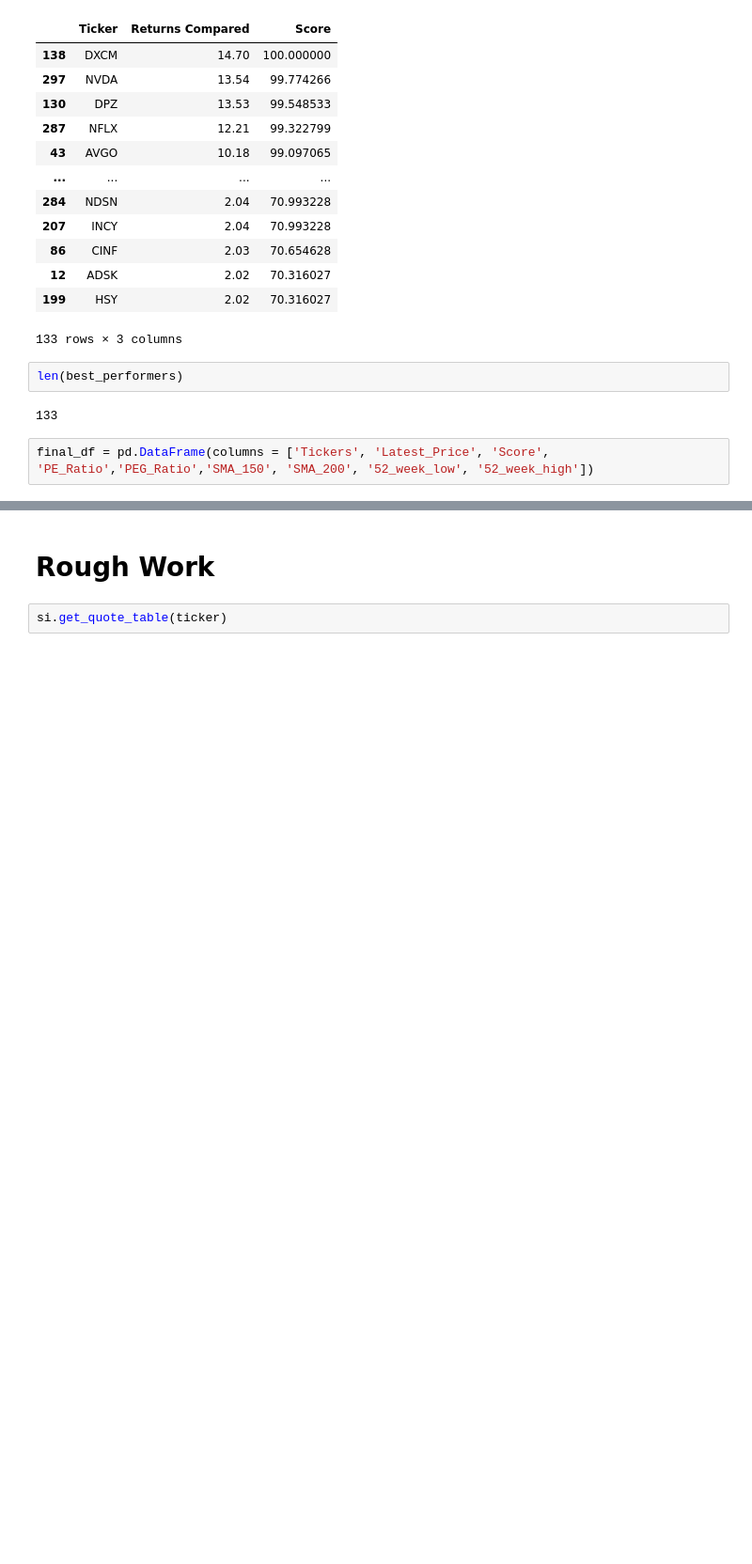
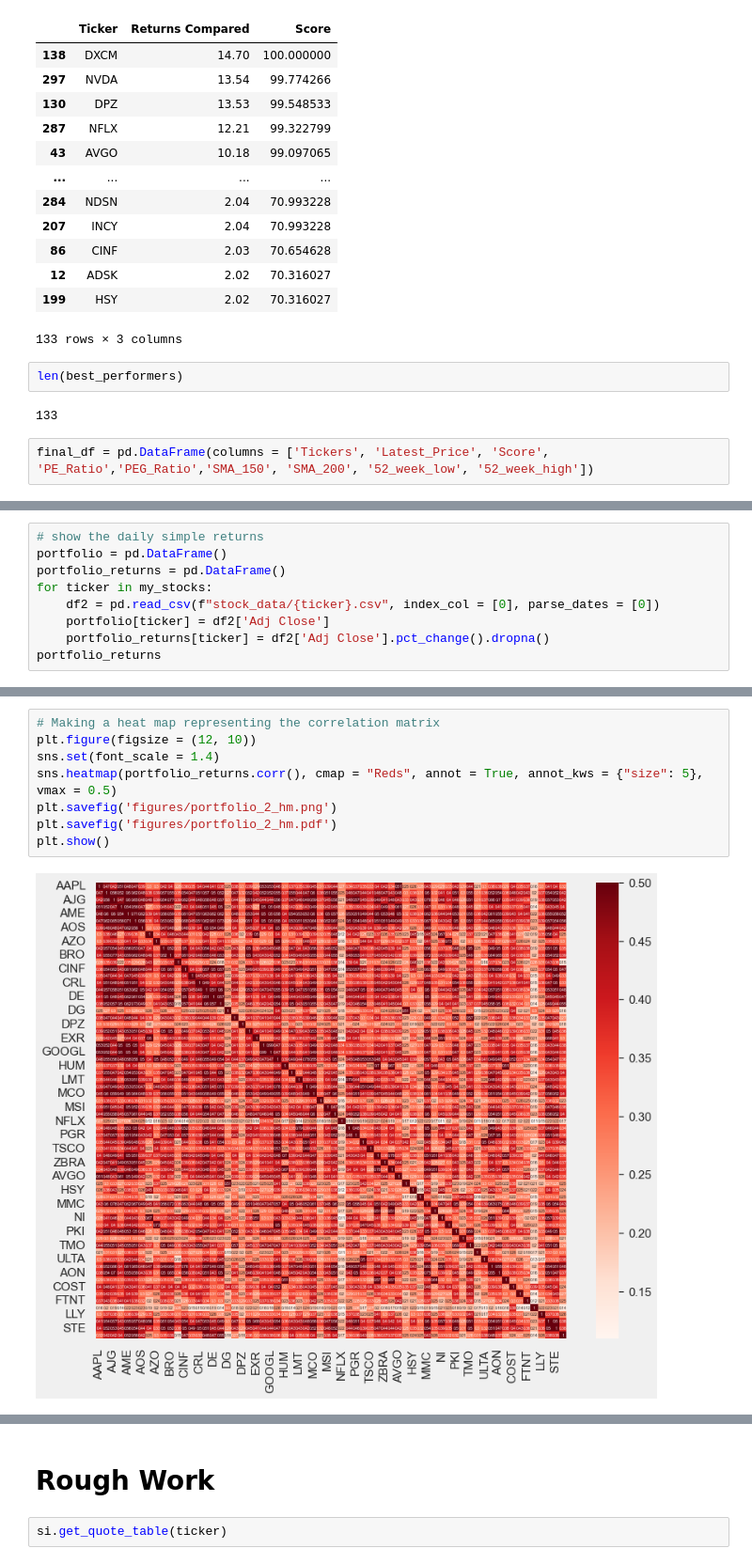
Before and after one commit to salmankhaliq22/Stock-Screener-using-Technical-Analysis-and-Efficient-Frontiers, a Jupyter notebook: 08-Analysis-Condition-2.ipynb, the cells around one changed output, grey strips where cells are left out. Shown at 94% size. Saved outputs shown, nothing was run; the diff lists cells and outputs as text; blank space fills up the shorter version.

```diff
--- a/08-Analysis-Condition-2.ipynb
+++ b/08-Analysis-Condition-2.ipynb
@@ -213,0 +229,9 @@ final_df.to_csv('portfolio/portfolio2-PE-PEG.csv')
+# %%
+# show the daily simple returns
+portfolio = pd.DataFrame()
+portfolio_returns = pd.DataFrame()
+for ticker in my_stocks:
+    df2 = pd.read_csv(f"stock_data/{ticker}.csv", index_col = [0], parse_dates = [0])
+    portfolio[ticker] = df2['Adj Close']
+    portfolio_returns[ticker] = df2['Adj Close'].pct_change().dropna()
+portfolio_returns
@@ -213,0 +253,10 @@ final_df.to_csv('portfolio/portfolio2-PE-PEG.csv')
+# %%
+# Making a heat map representing the correlation matrix
+plt.figure(figsize = (12, 10))
+sns.set(font_scale = 1.4)
+sns.heatmap(portfolio_returns.corr(), cmap = "Reds", annot = True, annot_kws = {"size": 5}, vmax = 0.5)
+plt.savefig('figures/portfolio_2_hm.png')
+plt.savefig('figures/portfolio_2_hm.pdf')
+plt.show()
+# %% [output]
+[figure, added]
```
Also changed, not shown: parts of 23 cells of this notebook, 4 other files.
